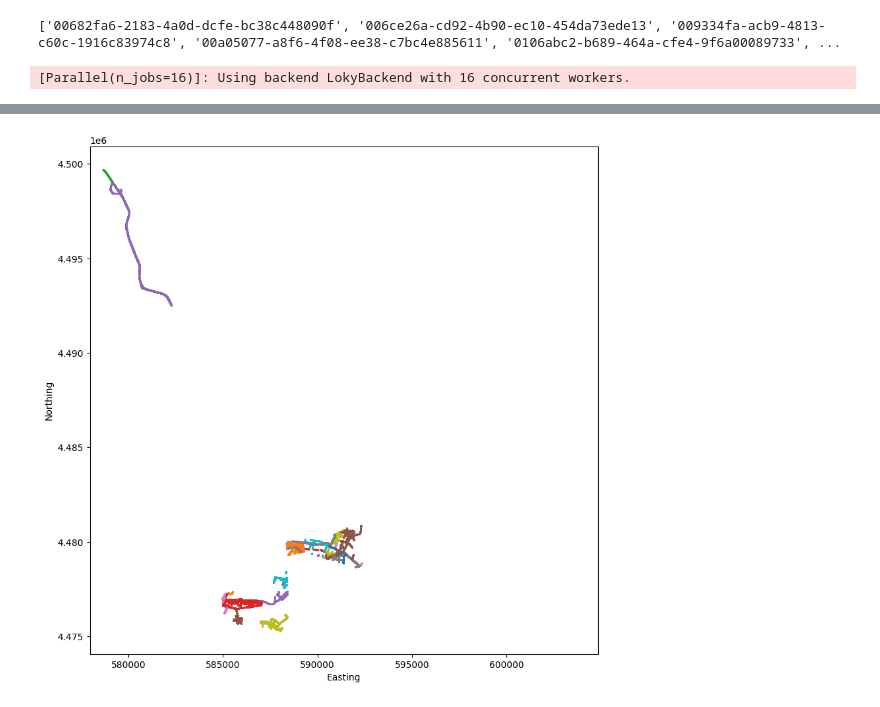
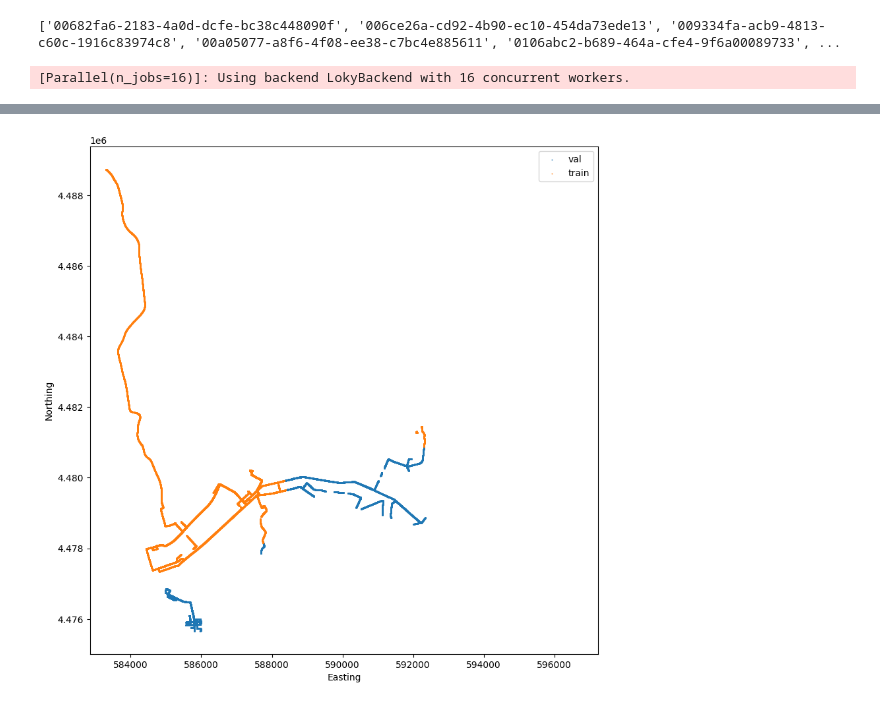
Before and after one commit to pit30m/pit30m, a Jupyter notebook: examples/plot_partitions.ipynb, the cells around one changed output, grey strips where cells are left out. Drawn from its saved outputs; the diff is of its cells as text; code cells hidden in the pictures.

Commit message:
plot train val and test indices

```diff
--- a/examples/plot_partitions.ipynb
+++ b/examples/plot_partitions.ipynb
@@ -24,7 +24,7 @@ with open("../pit30m/all_logs.txt", "r") as f:
 # print(logs)
 #     logs.append(f.split("/")[-1][:-4])
 
-logs = logs[:50]
+logs = logs[:10]
 print(logs)
 # %% [output]
 ['00682fa6-2183-4a0d-dcfe-bc38c448090f', '006ce26a-cd92-4b90-ec10-454da73ede13', '009334fa-acb9-4813-c60c-1916c83974c8', '00a05077-a8f6-4f08-ee38-c7bc4e885611', '0106abc2-b689-464a-cfe4-9f6a00089733', ...
@@ -67,69 +67,59 @@ for logid in logs:
 figsz = 20 // 2
 fig = plt.figure(figsize=(figsz, figsz), dpi=100, facecolor='w', edgecolor='k')
 
-included = 0
-with_poses = []
-missing = []
-
 # Load all the indices asynchronously
-sensor_indices, pool = get_sensor_indices(
+sensor_indices_TRAIN, pool = get_sensor_indices(
     log_readers.values(),
     CamName.MIDDLE_FRONT_WIDE.name,
-    # partitions=(PreProcessPartition.VALID, GeoPartition.TEST, QueryBasePartition.QUERY),
-    # partitions=(PreProcessPartition.VALID, GeoPartition.TRAIN),
+    partitions=(PreProcessPartition.VALID, GeoPartition.TRAIN),
+)
+
+sensor_indices_VAL, pool = get_sensor_indices(
+    log_readers.values(),
+    CamName.MIDDLE_FRONT_WIDE.name,
     partitions=(PreProcessPartition.VALID, GeoPartition.VAL),
 )
 
-for log_id, index in tqdm(sensor_indices.items()):
+sensor_indices_TEST, pool = get_sensor_indices(
+    log_readers.values(),
+    CamName.MIDDLE_FRONT_WIDE.name,
+    partitions=(PreProcessPartition.VALID, GeoPartition.TEST),
+)
 
-    # if log_id == "017be362-c6cf-47fe-e317-fdcf128ce85a":
-    #     continue
-    # if log_id == "01959149-0840-4eba-e0a0-53c6b2bb0f84":
-    #     continue
 
-    # camera index
-    if index is None:
-        print(f"{log_id} has no index yet")
-        missing.append(log_id)
-        continue
+for label, sensor_indices in zip(["val", "train", "test"], [sensor_indices_VAL, sensor_indices_TRAIN, sensor_indices_TEST]):
 
-    utm_present = index["utm_present"]
-    x = index["utm_x"][utm_present]
-    y = index["utm_y"][utm_present]
+    included = 0
+    with_poses = []
+    missing = []
 
-    # # UTM poses with offsets from the maps
-    # valid, xyzs = lr.utm_poses_dense
-    # xyzs = xyzs[valid]
-    # x, y = xyzs[:, 0], xyzs[:, 1]
-    # if len(x) > 0:
-    #     print(xyzs[0])
+    xs, ys = [], []
+    for log_id, index in tqdm(sensor_indices.items()):
 
-    # This gives me 3_249 poses
-    # pose_index = lr.continuous_pose_dense
-    # x, y = pose_index[:, 2], pose_index[:, 3]
+        # camera index
+        if index is None:
+            print(f"{log_id} has no index yet")
+            missing.append(log_id)
+            continue
 
-    # MRP dense, removing invalid, I get 2_530 poses
-    # pose_index = lr.map_relative_poses_dense
-    # pose_index = pose_index[pose_index["valid"]]
-    # x, y = pose_index["x"], pose_index["y"]
+        utm_present = index["utm_present"]
+        x = index["utm_x"][utm_present]
+        y = index["utm_y"][utm_present]
 
-    sc = plt.scatter(x, y, s=0.5, alpha=0.5)
+        xs.append(x)
+        ys.append(y)
 
-    # if len(x) > 0:
-    #     print(log_id, pose_index[0])
-    #     print(pose_index["time"][0])
-    #     with_poses.append(log_id)
+        included += len(x)
+        print(f"{included:_} poses included so far")
 
-    included += len(x)
-    print(f"{included:_} poses included so far")
-
-    # percent_hidden = 100 * hidden_in_log / len(utm)
-    # if percent_hidden > 90:
-    #     print(f"{log_id} has {hidden_in_log:_} poses to hide ({percent_hidden:.2f}%)")
+    x = np.concatenate(xs)
+    y = np.concatenate(ys)
+    sc = plt.scatter(x, y, s=0.5, alpha=0.5, label=label)
 
 plt.axis("square")
 plt.xlabel("Easting")
 plt.ylabel("Northing")
+plt.legend()
 print(f"Total included: {included:_}")
 print(f"Total with poses: {len(with_poses)}")
 print(with_poses)
@@ -181 +176 @@ Total with poses: 0
-[figure, old version]
+[figure, new version]
```
Also changed, not shown: parts of 6 cells of this notebook.
